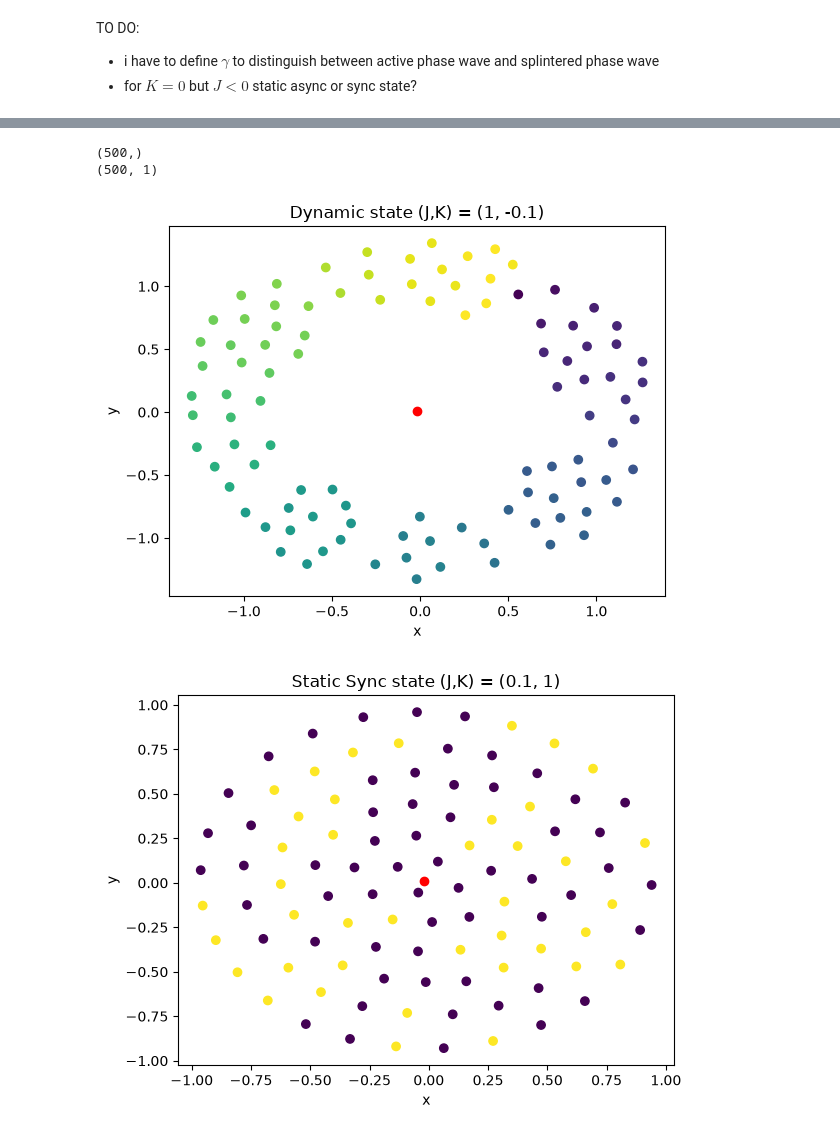
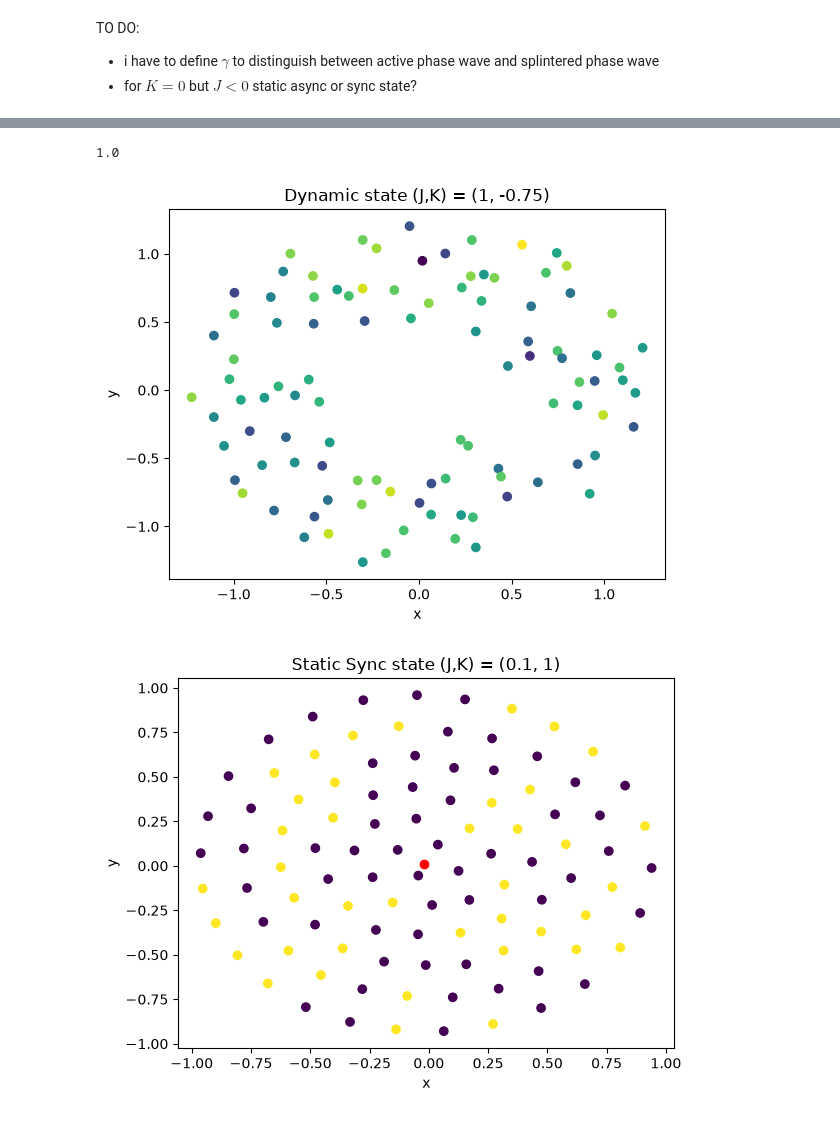
Before and after one commit to sofiadilucia/PoCN_project, a Jupyter notebook: code/swarmalators.ipynb, the cells around one changed output, grey strips where cells are left out. Cells and saved outputs as stored; diff of their text form; code cells hidden in the pictures.

Commit message:
computing of gamma

```diff
--- a/code/swarmalators.ipynb
+++ b/code/swarmalators.ipynb
@@ -59,7 +59,7 @@ x0 = np.random.uniform(-1, 1, (N,2))
 theta0 = np.random.uniform(-np.pi, np.pi, N)
 
 z0 = np.concatenate([x0.ravel(), theta0])
-t = np.arange(start=0, stop=100, step=0.1)
+t = np.arange(start=0, stop=1000, step=0.1)
 # %% [markdown]
 $K_c\approx-1.2J$
 # %% [markdown]
@@ -130,25 +130,49 @@ def solution(J, K, z0, t, N):
     else:
         R = 1
         R1, R2 = None, None
-    title = set_title(S=S, J=J, K=K)
 
     # rivedere S
     #------------------------------------------------------------------------------------
+    # to verify with N large otherwise i can't see nothing
     # compute gamma
     transient = int(len(t)*0.5) # first half transients
     xi, yi = xi[transient:], yi[transient:]
-    phases = phases[transient:]
+    theta = phases[transient:]
+    test = np.array(theta[:,0])
 
     # averaging over the population
     xc, yc = np.mean(xi, axis=1), np.mean(yi, axis=1)
     # angle around the centroid
     phi = np.arctan2(yi-yc[:,None], xi-xc[:,None])
+    # TO DO: not sure wheter unwrap is really useful or not
+    theta = np.unwrap(theta, axis=0)
+    phi = np.unwrap(phi, axis=0)
 
+    completed = np.zeros(N, dtype=bool)
+    for i in range(N):
 
-    plt.scatter(xc[0], yc[0], c='r')
+        theta_i = theta[:, i]
+        phi_i   = phi[:, i]
+
+        # Simple criterion
+        theta_cycle = (
+            np.max(theta_i) - np.min(theta_i)
+            >= 2*np.pi
+        )
+
+        phi_cycle = (
+            np.max(phi_i) - np.min(phi_i)
+            >= 2*np.pi
+        )
+
+        completed[i] = theta_cycle and phi_cycle
+    gamma = np.sum(completed) / N
+    print(gamma)
     #------------------------------------------------------------------------------------
 
     # plotting only the time step T=100
+    title = set_title(S=S, J=J, K=K)
+
     plt.scatter(positions[-1, :, 0], positions[-1, :, 1], c=phases[-1,:])
     plt.title(f'{title} (J,K) = {J, K}')
     plt.xlabel('x')
@@ -160,4 +184,4 @@ def solution(J, K, z0, t, N):
               'R1':R1,
               'R2':R2}
 
-    return params
+    return params, test
@@ -164,9 +195,8 @@ def solution(J, K, z0, t, N):
 # %%
-S_active = solution(1, -0.1, z0, t, N)
+S_test, test = solution(1, -0.75, z0, t, N)
 # %% [output]
-(500,)
-(500, 1)
+1.0
-[figure, old version]
+[figure, new version]
 # %%
 S_sync = solution(0.1, 1, z0, t, N)
 # %% [output]
```
Also changed, not shown: parts of 1 cell of this notebook.
